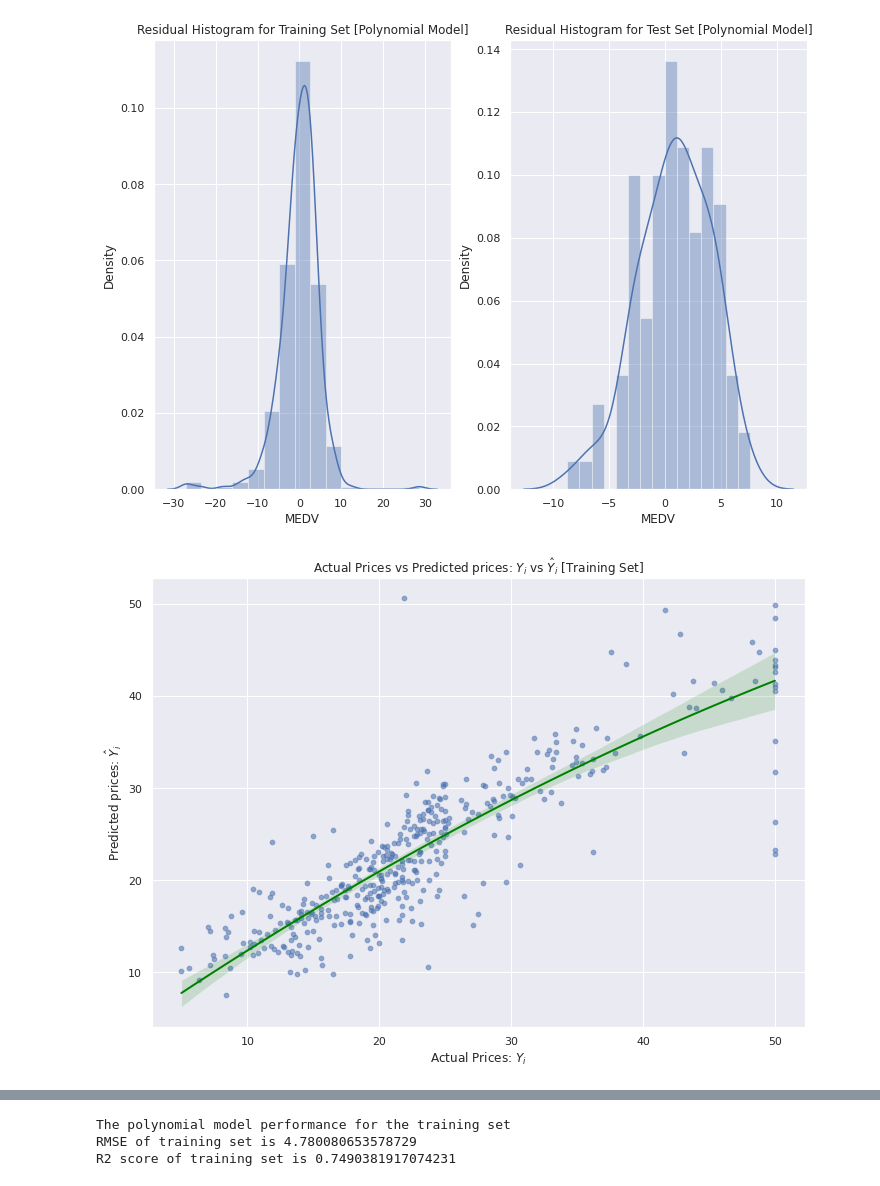
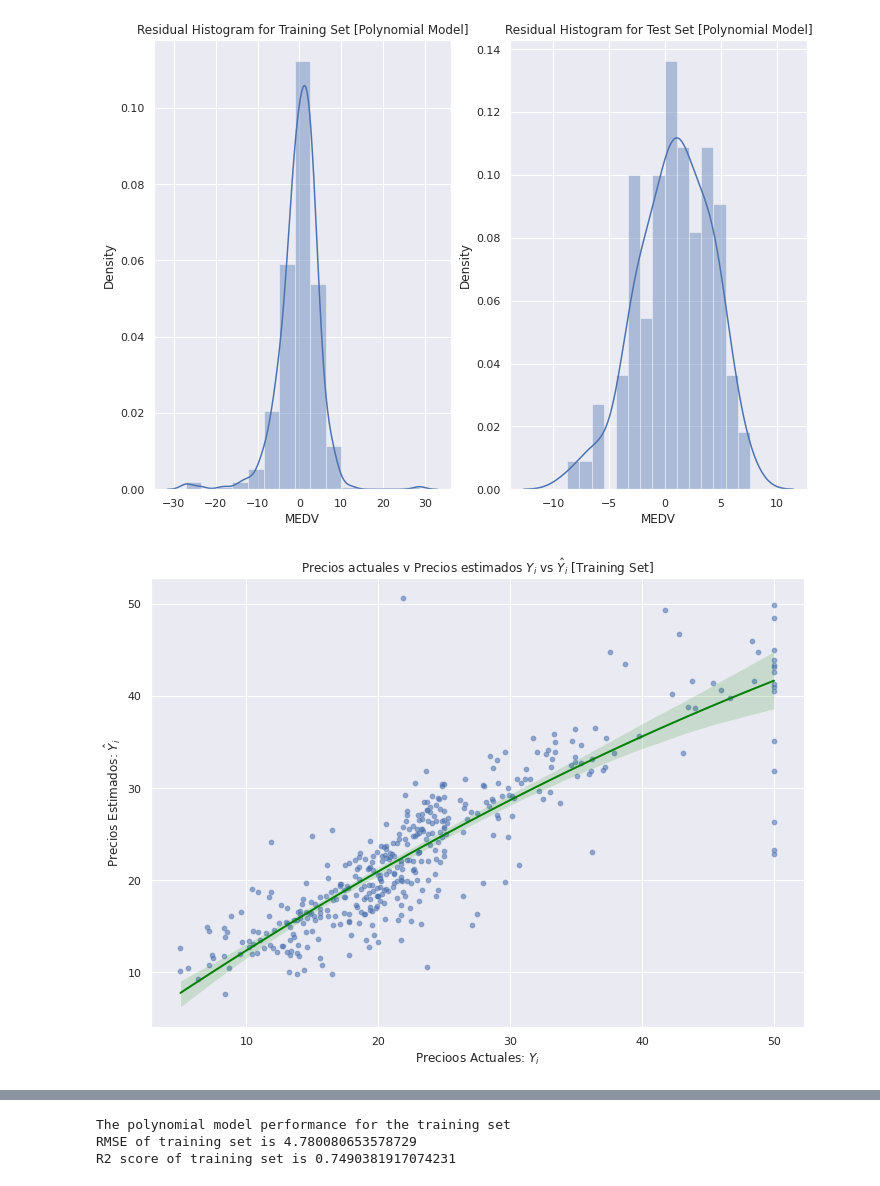
Before and after one commit to JMML2021/Tasca-M6-T01-ML_regressions-, a Jupyter notebook: 2_Sprint_6_Algoritmes_d’aprenentatge_supervisat_Regressió.ipynb, the cells around one changed output, grey strips where cells are left out. Saved outputs shown, nothing was run; the diff lists cells and outputs as text; code cells hidden in the pictures.

```diff
--- a/2_Sprint_6_Algoritmes_d’aprenentatge_supervisat_Regressió.ipynb
+++ b/2_Sprint_6_Algoritmes_d’aprenentatge_supervisat_Regressió.ipynb
@@ -1132,14 +1139,14 @@ plt.show()
 # %%
 sns.scatterplot(Y_train, y_train_predicted_poly, alpha=0.4)
 sns.regplot(Y_train, y_train_predicted_poly, scatter_kws={'s': 20, 'alpha':0.3}, line_kws={'color':'green', 'linewidth': 2}, order=2)
 
-plt.xlabel("Actual Prices: $Y_i$")
-plt.ylabel("Predicted prices: $\hat{Y}_i$")
-plt.title("Actual Prices vs Predicted prices: $Y_i$ vs $\hat{Y}_i$ [Training Set]")
+plt.xlabel("Precioos Actuales: $Y_i$")
+plt.ylabel("Precios Estimados: $\hat{Y}_i$")
+plt.title("Precios actuales v Precios estimados: $Y_i$ vs $\hat{Y}_i$ [Training Set]")
 
 plt.show()
 # %% [output]
-[figure, old version]
+[figure, new version]
 # %%
 sns.scatterplot(Y_test, y_test_predicted_poly, alpha=0.4)
 sns.regplot(Y_test, y_test_predicted_poly, scatter_kws={'s': 20, 'alpha':0.3}, line_kws={'color':'green', 'linewidth': 2}, order=2)
```
Also changed, not shown: parts of 7 cells of this notebook.
